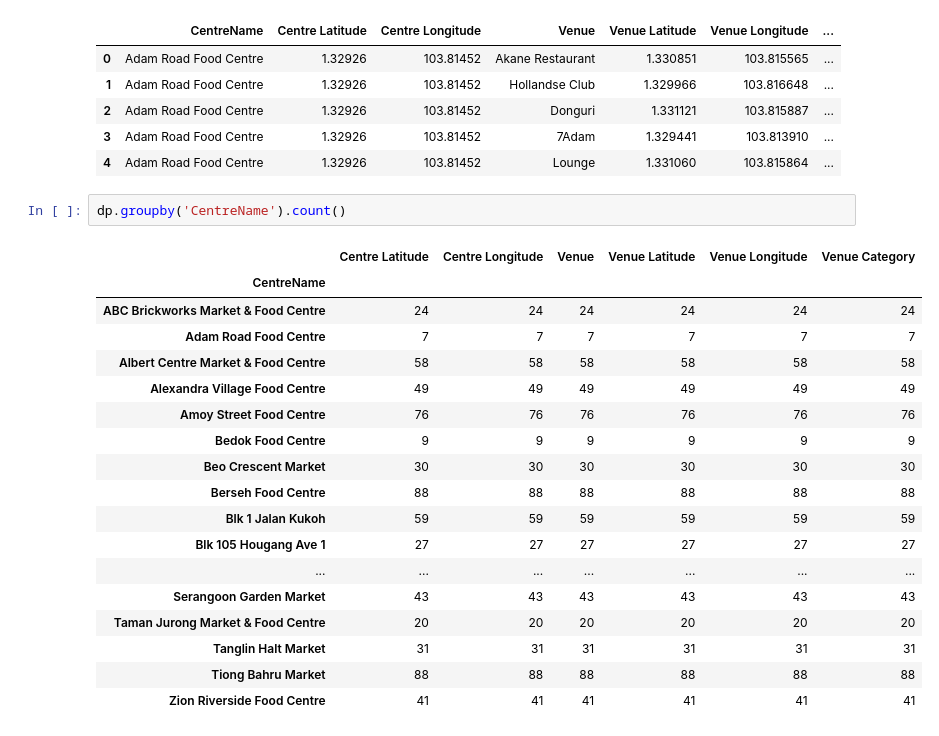
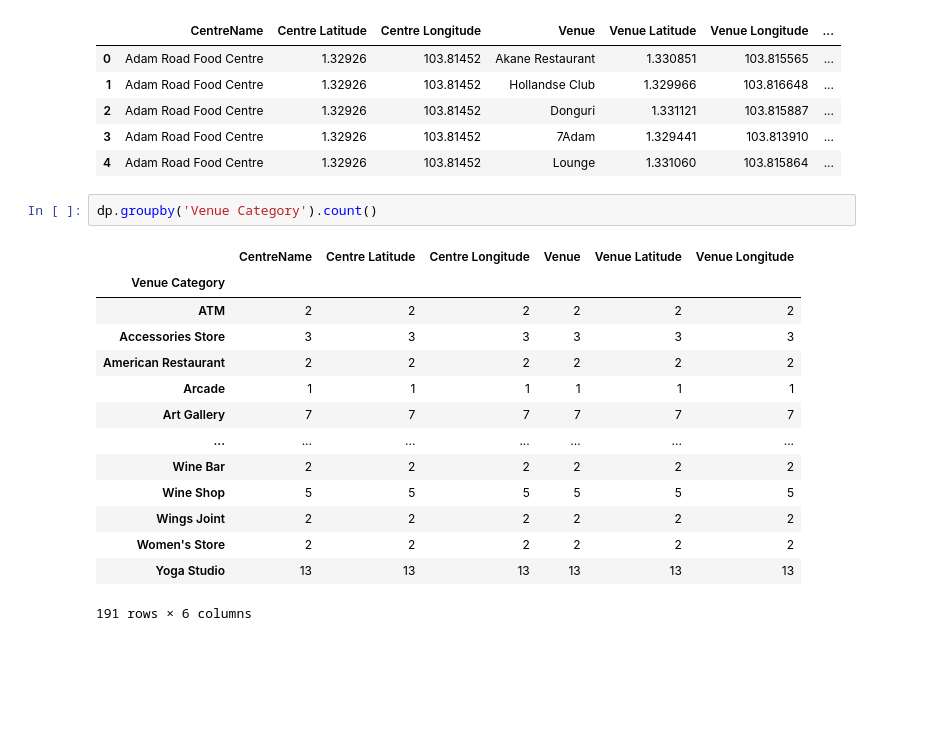
Before and after one commit to xIHAx/Coursera_Capstone, a Jupyter notebook: Capstone_Finale.ipynb, the cells around one changed output. Saved outputs shown, nothing was run; the diff lists cells and outputs as text; blank space fills up the shorter version.

```diff
--- a/Capstone_Finale.ipynb
+++ b/Capstone_Finale.ipynb
@@ -162,26 +162,22 @@ dp.head()
 | 3 | Adam Road Food Centre | 1.32926 | 103.81452 | 7Adam | 1.329441 | 103.813910 | ... |
 | 4 | Adam Road Food Centre | 1.32926 | 103.81452 | Lounge | 1.331060 | 103.815864 | ... |
 # %%
-dp.groupby('CentreName').count()
+dp.groupby('Venue Category').count()
 # %% [output]
-|  | Centre Latitude | Centre Longitude | Venue | Venue Latitude | Venue Longitude | Venue Category |
-| CentreName |  |  |  |  |  |  |
-| ABC Brickworks Market & Food Centre | 24 | 24 | 24 | 24 | 24 | 24 |
-| Adam Road Food Centre | 7 | 7 | 7 | 7 | 7 | 7 |
-| Albert Centre Market & Food Centre | 58 | 58 | 58 | 58 | 58 | 58 |
-| Alexandra Village Food Centre | 49 | 49 | 49 | 49 | 49 | 49 |
-| Amoy Street Food Centre | 76 | 76 | 76 | 76 | 76 | 76 |
-| Bedok Food Centre | 9 | 9 | 9 | 9 | 9 | 9 |
-| Beo Crescent Market | 30 | 30 | 30 | 30 | 30 | 30 |
-| Berseh Food Centre | 88 | 88 | 88 | 88 | 88 | 88 |
-| Blk 1 Jalan Kukoh | 59 | 59 | 59 | 59 | 59 | 59 |
-| Blk 105 Hougang Ave 1 | 27 | 27 | 27 | 27 | 27 | 27 |
+|  | CentreName | Centre Latitude | Centre Longitude | Venue | Venue Latitude | Venue Longitude |
+| Venue Category |  |  |  |  |  |  |
+| ATM | 2 | 2 | 2 | 2 | 2 | 2 |
+| Accessories Store | 3 | 3 | 3 | 3 | 3 | 3 |
+| American Restaurant | 2 | 2 | 2 | 2 | 2 | 2 |
+| Arcade | 1 | 1 | 1 | 1 | 1 | 1 |
+| Art Gallery | 7 | 7 | 7 | 7 | 7 | 7 |
 | ... | ... | ... | ... | ... | ... | ... |
-| Serangoon Garden Market | 43 | 43 | 43 | 43 | 43 | 43 |
-| Taman Jurong Market & Food Centre | 20 | 20 | 20 | 20 | 20 | 20 |
-| Tanglin Halt Market | 31 | 31 | 31 | 31 | 31 | 31 |
-| Tiong Bahru Market | 88 | 88 | 88 | 88 | 88 | 88 |
-| Zion Riverside Food Centre | 41 | 41 | 41 | 41 | 41 | 41 |
+| Wine Bar | 2 | 2 | 2 | 2 | 2 | 2 |
+| Wine Shop | 5 | 5 | 5 | 5 | 5 | 5 |
+| Wings Joint | 2 | 2 | 2 | 2 | 2 | 2 |
+| Women's Store | 2 | 2 | 2 | 2 | 2 | 2 |
+| Yoga Studio | 13 | 13 | 13 | 13 | 13 | 13 |
+191 rows × 6 columns
 # %%
 dp.shape
 # %% [output]
```
Also changed, not shown: parts of 14 cells of this notebook.
